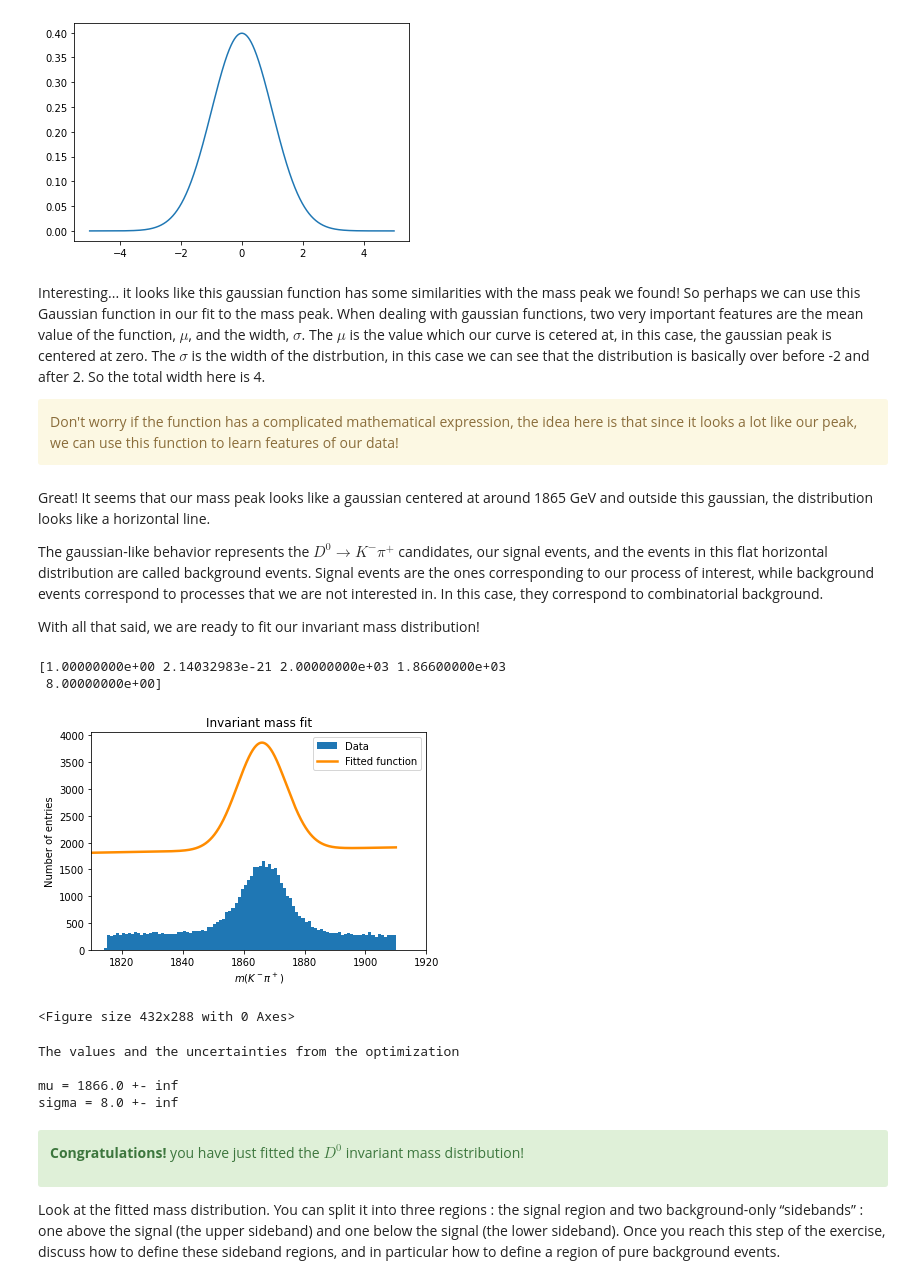
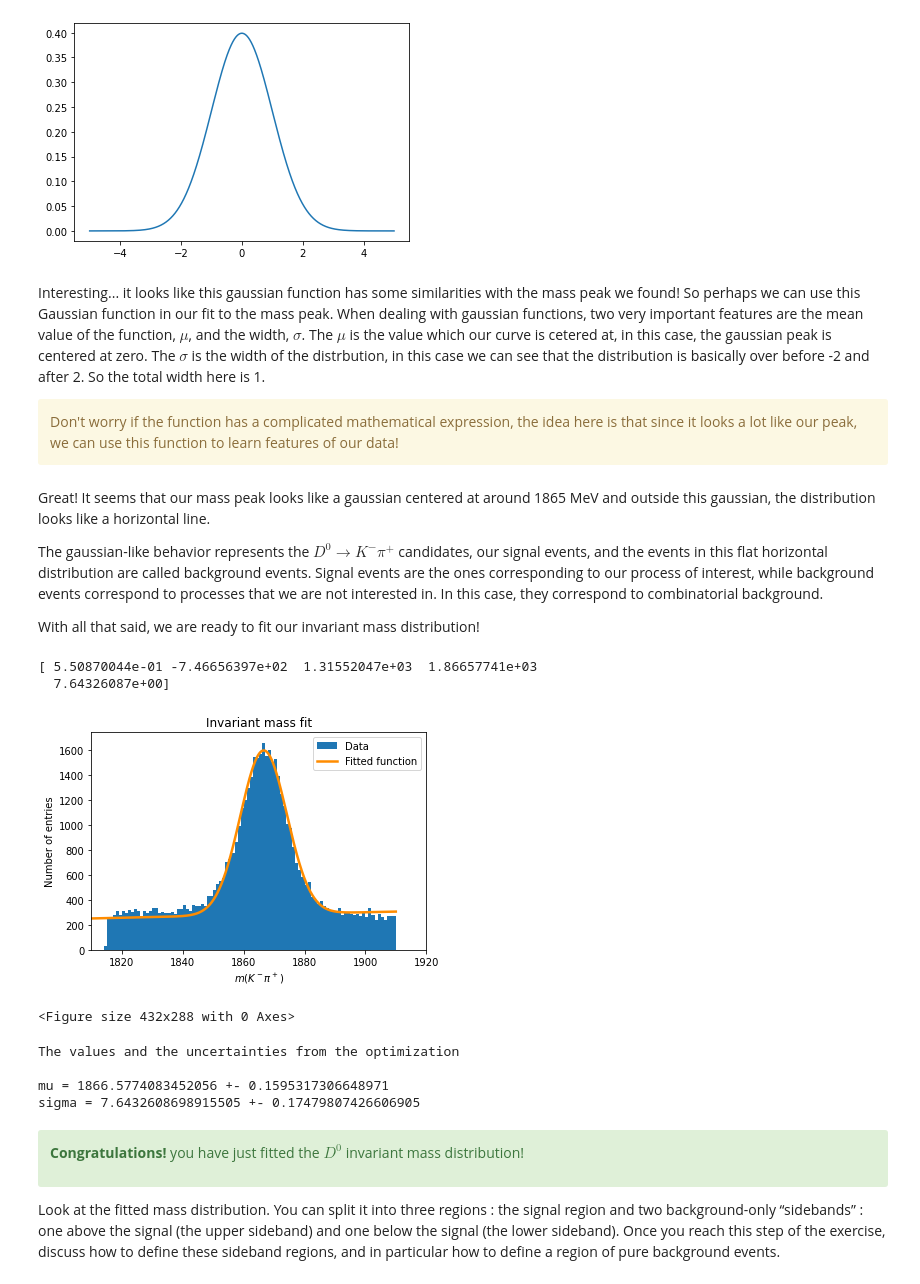
Before and after one commit to abrantesfg/LHCb_tutorials, a Jupyter notebook: Book7-D0Lifetime.ipynb, the cells around one changed output. Cells and saved outputs as stored; diff of their text form; code cells hidden in the pictures.

```diff
--- a/Book7-D0Lifetime.ipynb
+++ b/Book7-D0Lifetime.ipynb
@@ -292,12 +292,12 @@ plt.plot(x_data, y_data)
 [<matplotlib.lines.Line2D at 0x...>]
 [figure]
 # %% [markdown]
-Interesting... it looks like this gaussian function has some similarities with the mass peak we found! So perhaps we can use this Gaussian function in our fit to the mass peak. When dealing with gaussian functions, two very important features are the mean value of the function, $\mu$, and the width, $\sigma$. The $\mu$ is the value which our curve is cetered at, in this case, the gaussian peak is centered at zero. The $\sigma$ is the width of the distrbution, in this case we can see that the distribution is basically over before -2 and after 2. So the total width here is 4.
+Interesting... it looks like this gaussian function has some similarities with the mass peak we found! So perhaps we can use this Gaussian function in our fit to the mass peak. When dealing with gaussian functions, two very important features are the mean value of the function, $\mu$, and the width, $\sigma$. The $\mu$ is the value which our curve is cetered at, in this case, the gaussian peak is centered at zero. The $\sigma$ is the width of the distrbution, in this case we can see that the distribution is basically over before -2 and after 2. So the total width here is 1.
 
 <div class="alert alert-warning"> Don't worry if the function has a complicated mathematical expression, the idea here is that since it looks a lot like our peak, we can use this function to learn features of our data!
 </div>
 # %% [markdown]
-Great! It seems that our mass peak looks like a gaussian centered at around 1865 GeV and outside this gaussian, the distribution looks like a horizontal line.
+Great! It seems that our mass peak looks like a gaussian centered at around 1865 MeV and outside this gaussian, the distribution looks like a horizontal line.
 
 The gaussian-like behavior represents the $D^0 \to K^- \pi^+$ candidates, our signal events, and the events in this flat horizontal distribution are called background events. Signal events are the ones corresponding to our process of interest, while background events correspond to processes that we are not interested in. In this case, they correspond to combinatorial background.
 
@@ -309,6 +309,7 @@ import matplotlib.pyplot as plt
 from scipy.optimize import curve_fit
 
 # 2.) Define fit function: Gaussian + exponential
+# ***2.) Define fit function: Gaussian + straight line***
 def fit_function(x, A, B, C, mu, sigma):
     return (A*x + B + C * np.exp(-1.0 * (x - mu)**2 / (2 * sigma**2)))
 
@@ -316,51 +317,55 @@ def fit_function(x, A, B, C, mu, sigma):
 bins = np.linspace(1810, 1910, 100)
 binscenters = np.array([0.5 * (bins[i] + bins[i+1]) for i in range(len(bins)-1)])
 
 # 4.) Save the number of events per bin, and the bin values to arrays:
+# ***y = hist_mD0.counts()***
+# ***x = hist_mD0.values()***
+# count and value are basically aliases
+x = hist_mD0.axes.centers[0]
 y = hist_mD0.counts()
-x = hist_mD0.values()
 
 # 5.) Fit the function to the histogram data.
 
 # To perform a fit we first need to set initial values for the parameters in our function, usually we guess
 # the initial values for our parameters and we let the fit find the optimal values for each one
-INITIAL_GUESS = #COMPLETE HERE. Remember that we have 5 parameters to set, so we need something like [A, B, C, mu, sigma]
+INITIAL_GUESS = [0, 300, 1000, 1865, 5] # Remember that we have 5 parameters to set, so we need something like [A, B, C, mu, sigma]
 
 popt, pcov = curve_fit(fit_function, xdata=x, ydata=y, p0=INITIAL_GUESS)
 print(popt)
 error = np.sqrt(np.diag(pcov))
 
 # 6.) Generate enough x values to make the curves look smooth.
 xspace = np.linspace(1810, 1910, 100000)
 
 # 7.) Plot the histogram and the fitted function.
 hist_mD0.plot(histtype = "fill",label=r'Data')
 plt.plot(xspace, fit_function(xspace, *popt), color='darkorange', linewidth=2.5, label=r'Fitted function')
 
 plt.xlim(1810,1920)
 plt.xlabel(r'$m(K^- \pi^+)$')
 plt.ylabel(r'Number of entries')
 plt.title(r'Invariant mass fit')
 plt.legend(loc='best')
 plt.show()
 plt.clf()
 # %% [output]
-[1.00000000e+00 2.14032983e-21 2.00000000e+03 1.86600000e+03
- 8.00000000e+00]
+[ 5.50870044e-01 -7.46656397e+02  1.31552047e+03  1.86657741e+03
+  7.64326087e+00]
-[figure, old version]
+[figure, new version]
 <Figure size 432x288 with 0 Axes>
 # %%
 print("The values and the uncertainties from the optimization")
 print("")
-third = "mu = {} +- {}".format(popt[3], error[2])
-fourth = "sigma = {} +- {}".format(popt[4], error[3])
+
+third = "mu = {} +- {}".format(popt[3], error[3])
+fourth = "sigma = {} +- {}".format(popt[4], error[4])
 print(third)
 print(fourth)
 # %% [output]
 The values and the uncertainties from the optimization
 
-mu = 1866.0 +- inf
-sigma = 8.0 +- inf
+mu = 1866.5774083452056 +- 0.1595317306648971
+sigma = 7.6432608698915505 +- 0.17479807426606905
 # %% [markdown]
 <div class="alert alert-success">
 
```
Also changed, not shown: parts of 17 cells of this notebook, 3 other files.
